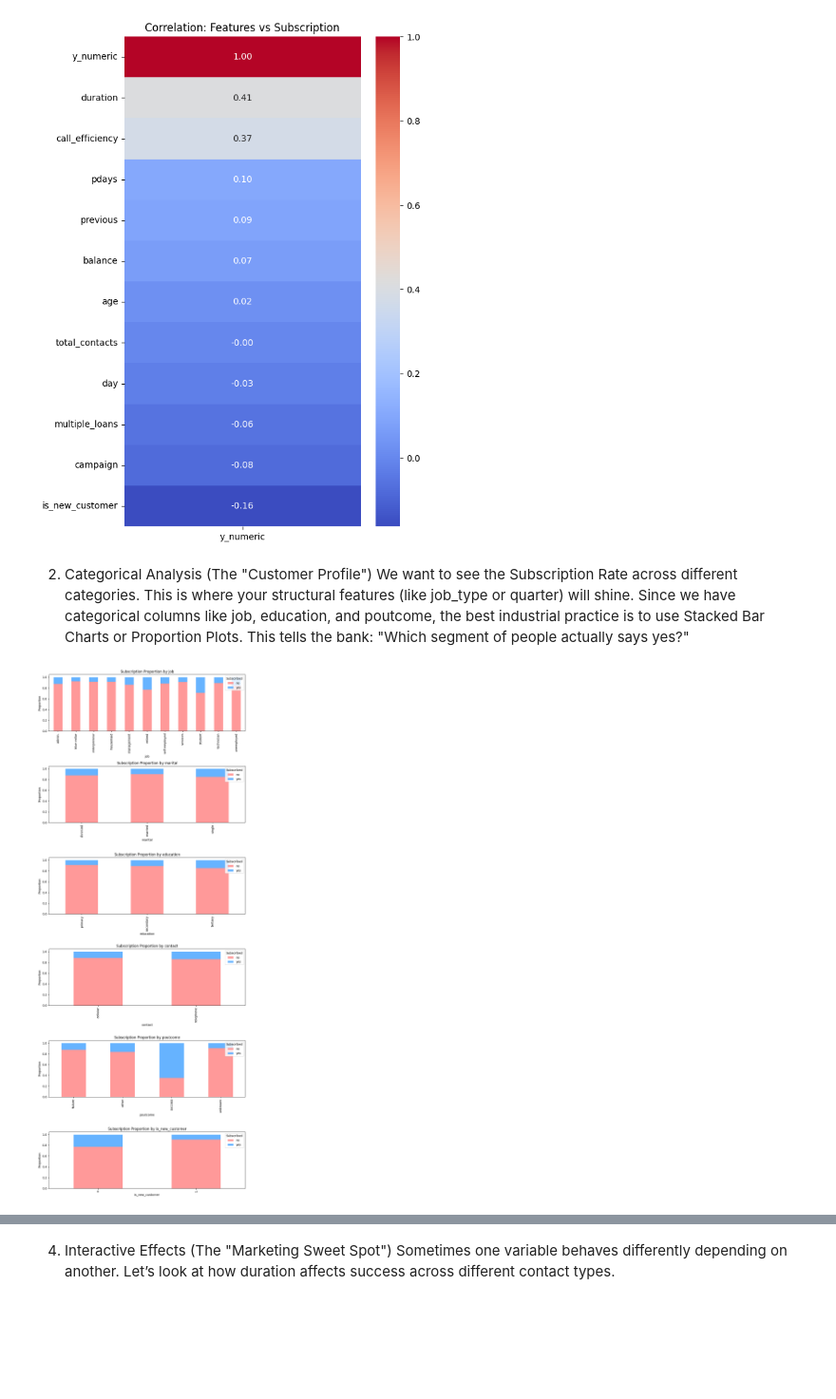
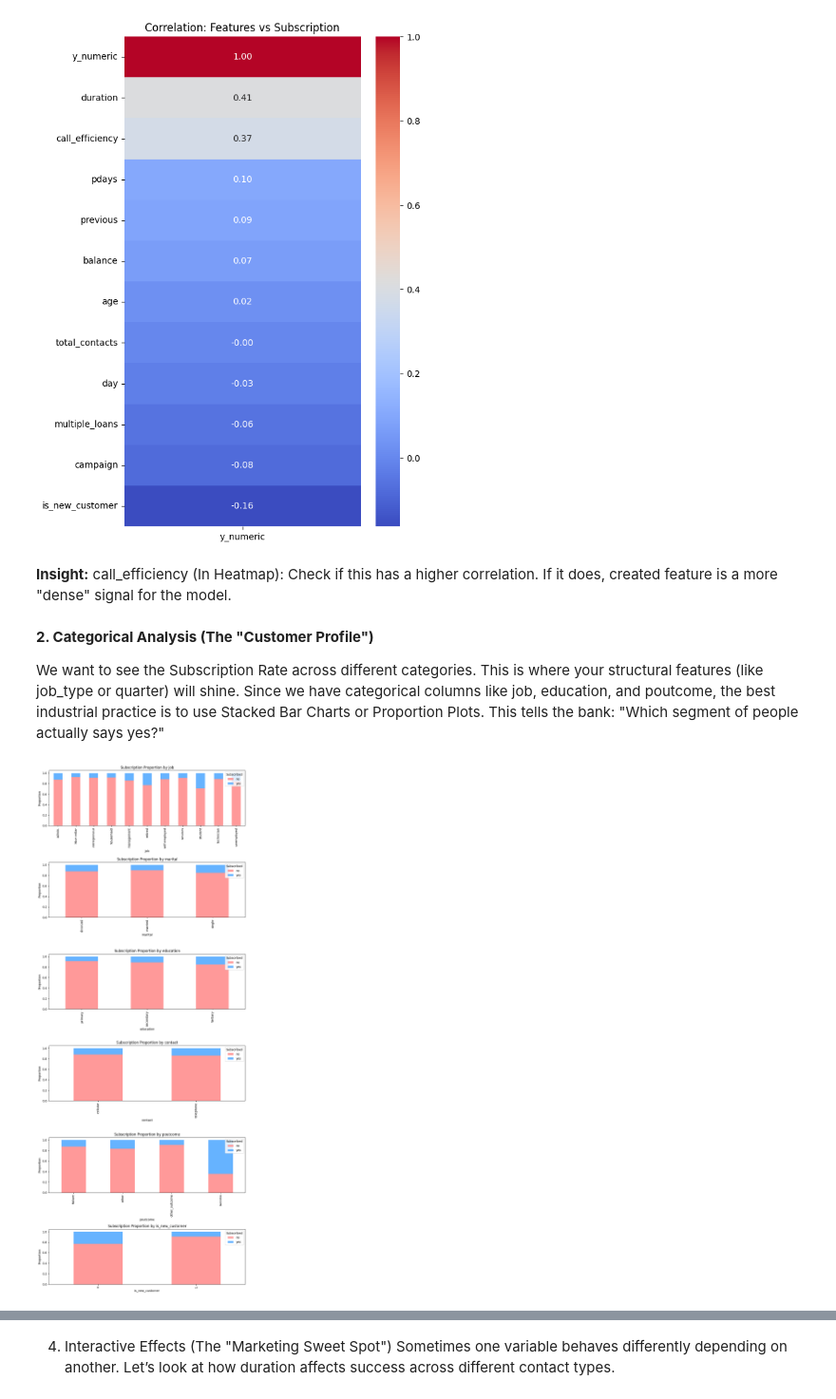
Before and after one commit to Jal247/bank-subscription-propensity-model, a Jupyter notebook: notebooks/03 data_splitting_Deep Cleaning_Detail_EDA_and_feature_engg.ipynb, the cells around one changed output, grey strips where cells are left out. Shown at 95% size. Saved outputs shown, nothing was run; the diff lists cells and outputs as text; code cells hidden in the pictures; blank space fills up the shorter version.

```diff
--- a/notebooks/03 data_splitting_Deep Cleaning_Detail_EDA_and_feature_engg.ipynb
+++ b/notebooks/03 data_splitting_Deep Cleaning_Detail_EDA_and_feature_engg.ipynb
@@ -240,12 +229,13 @@ Capping vs. Deleting: In banking, we rarely delete outliers like a €102k balan
 
 we want our "Bivariate" plots to be accurate. If we don't cap outliers first, our scatter plots will look like a single dot because of the scale.
 # %%
-# 5. Handle Outliers (Capping / Winsorization)
+# 2. Handle Outliers (Capping / Winsorization)
 #  Handle Outliers (capping): Cap the extreme balance values (Capping/Winsorization).
 for col in ['balance', 'duration', 'campaign']:
-    upper_limit = df_train[col].quantile(0.99)
+    # defining upper limit(99th percentile)
+    upper_limit = X_cleaned[col].quantile(0.99)
     # We cap the values at the 99th percentile
-    df_train[col] = np.where(df_train[col] > upper_limit, upper_limit, df_train[col])
+    X_cleaned[col] = np.where(X_cleaned[col] > upper_limit, upper_limit, X_cleaned[col])
     #or
     # df_train[col] = df_train[col].clip(upper=upper_limit)
 
@@ -308 +258,3 @@ Scale: Normalize the numbers.
+# %%
+df_train_cleaned = pd.concat([X_cleaned, y_train], axis=1)
 # %% [markdown]
@@ -342,7 +300,7 @@ fig, axes = plt.subplots(nrows=3, ncols=2, figsize=(15, 18))
 axes = axes.flatten()
 
 for i, (df, x_col, title) in enumerate(plots_config):
-    sns.barplot(data=df, x=x_col, y='subscription_percentage', palette='viridis', ax=axes[i])
+    sns.barplot(data=df, x=x_col, y='subscription_percentage',hue=x_col, palette='viridis', ax=axes[i])
     axes[i].set_title(f'Subscription % by {title}', fontsize=14, fontweight='bold')
     axes[i].set_ylabel('Subscription Percentage (%)')
     axes[i].set_xlabel('') # Clean up x-label since title covers it
@@ -452,9 +364,9 @@ dtypes: float64(4), int64(7), str(10)
 # %%
 # 1. Map target to binary for correlation purposes
-df_train['y_numeric'] = df_train['y'].map({'yes': 1, 'no': 0})
+df_train_cleaned['y_numeric'] = df_train_cleaned['y'].map({'yes': 1, 'no': 0})
 
 # 2. Select only numerical columns for the heatmap
-numerical_df = df_train.select_dtypes(include=['number'])
+numerical_df = df_train_cleaned.select_dtypes(include=['number'])
 
 # 3. Plot
 plt.figure(figsize=(6, 10))
@@ -464,26 +376,30 @@ plt.title("Correlation: Features vs Subscription")
 plt.show()
 # %% [output]
 [figure]
+# %% [markdown]
+**Insight:**
+call_efficiency (In Heatmap): Check if this has a higher correlation. If it does, created feature is a more "dense" signal for the model.
 # %% [markdown]
-2. Categorical Analysis (The "Customer Profile")
+**2. Categorical Analysis (The "Customer Profile")**
+
 We want to see the Subscription Rate across different categories. This is where your structural features (like job_type or quarter) will shine.
 Since we have categorical columns like job, education, and poutcome, the best industrial practice is to use Stacked Bar Charts or Proportion Plots. This tells the bank: "Which segment of people actually says yes?"
 # %%
 # Categorical Bivariate: Percentage of success per category
 cat_cols = ['job', 'marital', 'education', 'contact', 'poutcome', 'is_new_customer']
 
 fig, axes = plt.subplots(len(cat_cols), 1, figsize=(10, 25))
 
 for i, col in enumerate(cat_cols):
     # Calculate the percentage of 'yes' for each category
-    prop_df = df_train.groupby(col)['y'].value_counts(normalize=True).unstack().fillna(0)
+    prop_df = df_train_cleaned.groupby(col)['y'].value_counts(normalize=True).unstack().fillna(0)
     prop_df.plot(kind='bar', stacked=True, ax=axes[i], color=['#ff9999','#66b3ff'])
     axes[i].set_title(f'Subscription Proportion by {col}')
     axes[i].set_ylabel('Proportion')
     axes[i].legend(title='Subscribed', loc='upper right')
 
 plt.tight_layout()
 plt.show()
 # %% [output]
-[figure, old version]
+[figure, new version]
 # %% [markdown]
```
Also changed, not shown: parts of 59 cells of this notebook, 9 other files.
